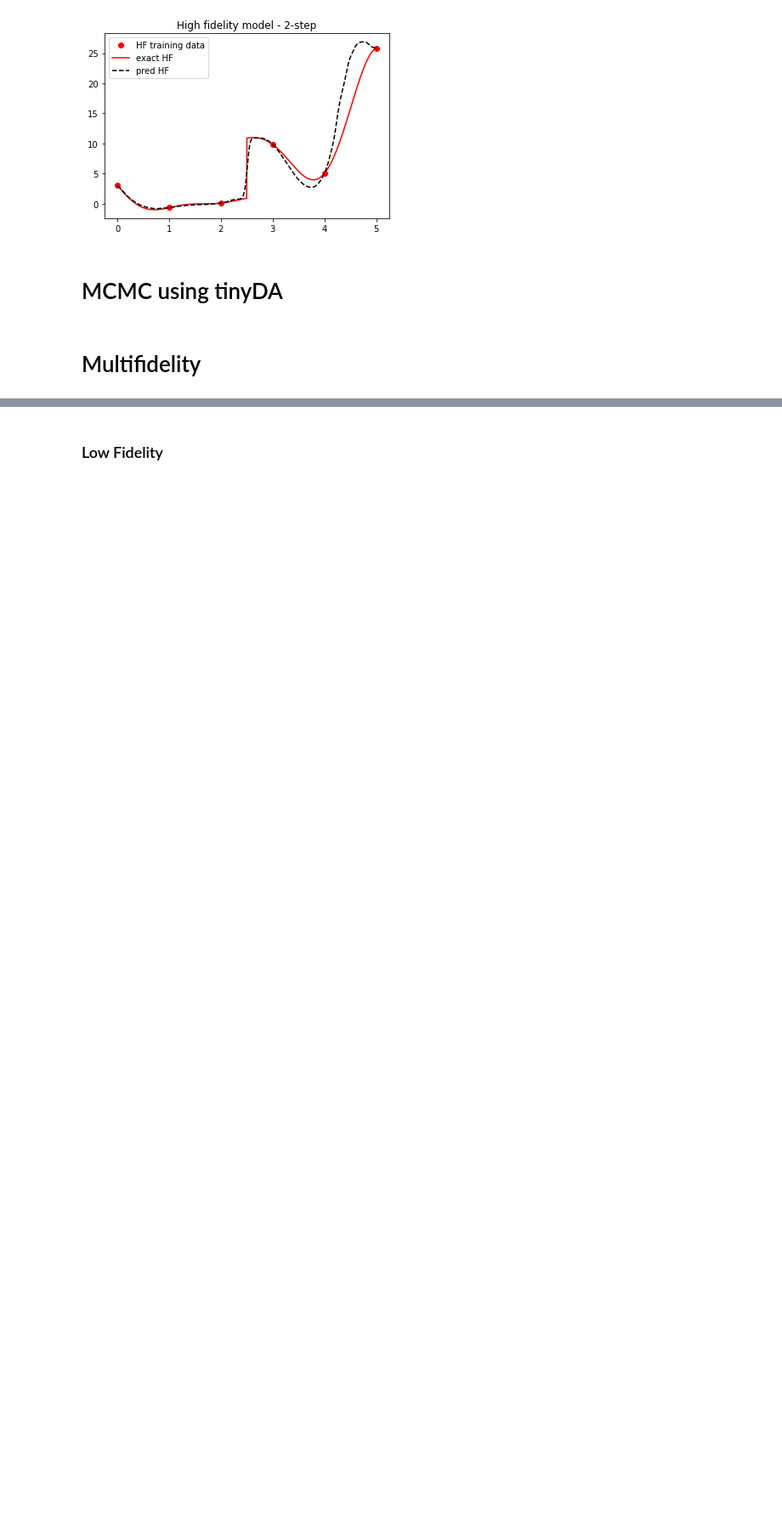
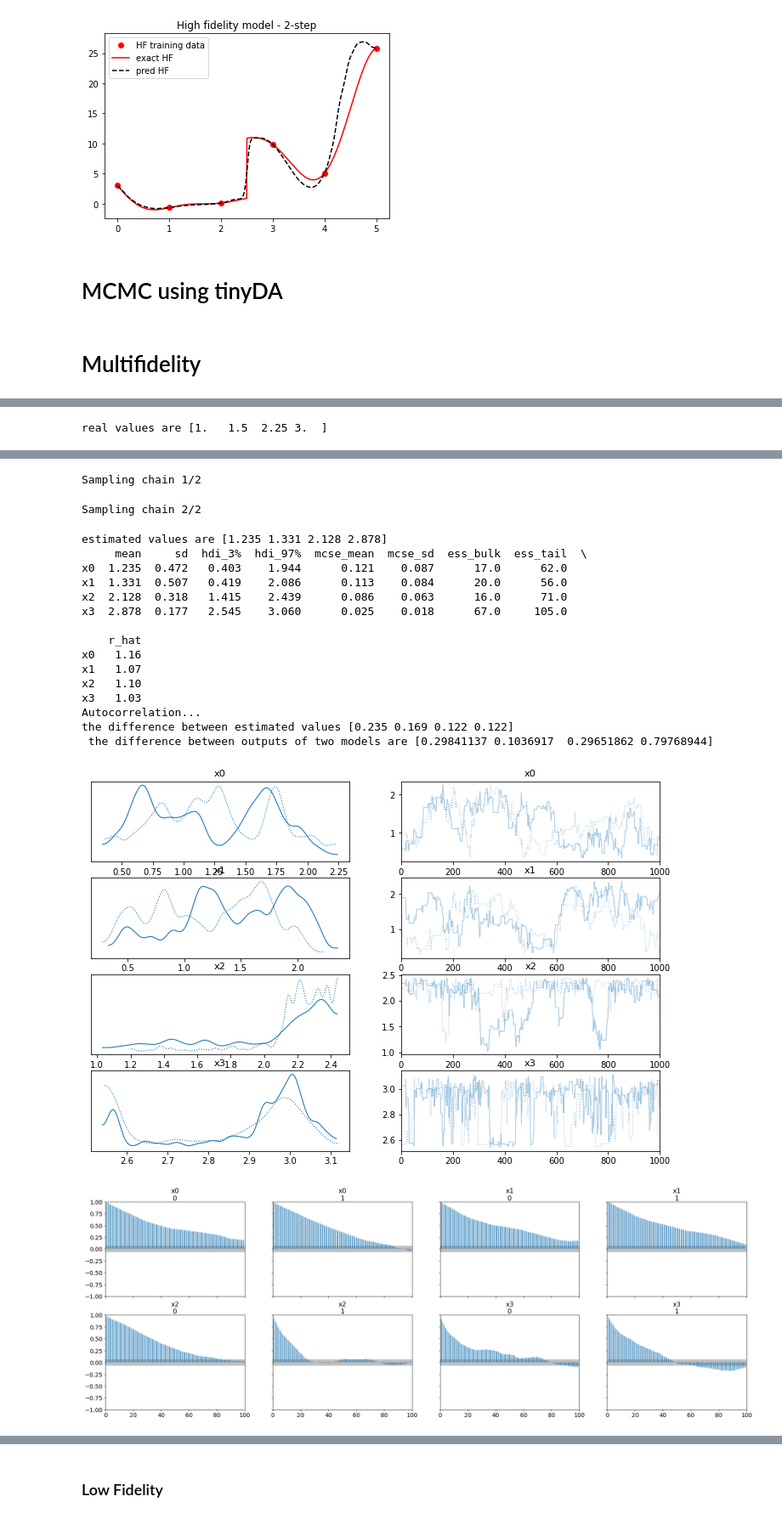
Before and after one commit to Jackmos/Multi-Fidelity-MCMC-methods, a Jupyter notebook: PACS_project2/1DBench_MCMC/main_disc_case.ipynb, the cells around one changed output, grey strips where cells are left out. Shown at 85% size. Saved outputs shown, nothing was run; the diff lists cells and outputs as text; code cells hidden in the pictures; blank space fills up the shorter version.

```diff
--- a/PACS_project2/1DBench_MCMC/main_disc_case.ipynb
+++ b/PACS_project2/1DBench_MCMC/main_disc_case.ipynb
@@ -235,0 +196,18 @@ Autocorrelation...
+# %%
+dim=4
+#real_x = np.random.rand(dim)*5
+real_x=np.array([0.2,0.3,0.45,0.6])*5
+# Set parameters for the MCMC
+
+mean_prior = np.ones(dim)*2.5
+cov_prior = np.ones(dim)*5*0.5
+sigma=0.5
+rwmh_cov = np.eye(len(real_x)) *3# !
+rmwh_scaling = 0.1
+rwmh_adaptive = False
+iterations =2000
+burnin = 1000
+n_chains=2
+estimate_MF=final_model.inverse(mean_prior, cov_prior=cov_prior, cov_noise=sigma, cov_likelihood=sigma**2*np.eye(real_x.shape[0]), y_obs=highfid(real_x), x_real=real_x, number_chains=n_chains, N=iterations, burn_in=burnin, diagnostic=True,rwmh_cov=rwmh_cov,rmwh_scaling=rmwh_scaling,rwmh_adaptive=rwmh_adaptive)
+# %% [output]
+real values are [1.   1.5  2.25 3.  ]
@@ -235,0 +219,19 @@ Autocorrelation...
+Sampling chain 1/2
+Sampling chain 2/2
+estimated values are [1.235 1.331 2.128 2.878]
+     mean     sd  hdi_3%  hdi_97%  mcse_mean  mcse_sd  ess_bulk  ess_tail  \
+x0  1.235  0.472   0.403    1.944      0.121    0.087      17.0      62.0
+x1  1.331  0.507   0.419    2.086      0.113    0.084      20.0      56.0
+x2  2.128  0.318   1.415    2.439      0.086    0.063      16.0      71.0
+x3  2.878  0.177   2.545    3.060      0.025    0.018      67.0     105.0
+
+    r_hat
+x0   1.16
+x1   1.07
+x2   1.10
+x3   1.03
+Autocorrelation...
+the difference between estimated values [0.235 0.169 0.122 0.122]
+ the difference between outputs of two models are [0.29841137 0.1036917  0.29651862 0.79768944]
+[figure, added]
+[figure, added]
```
Also changed, not shown: parts of 11 cells of this notebook, 37 other files.
